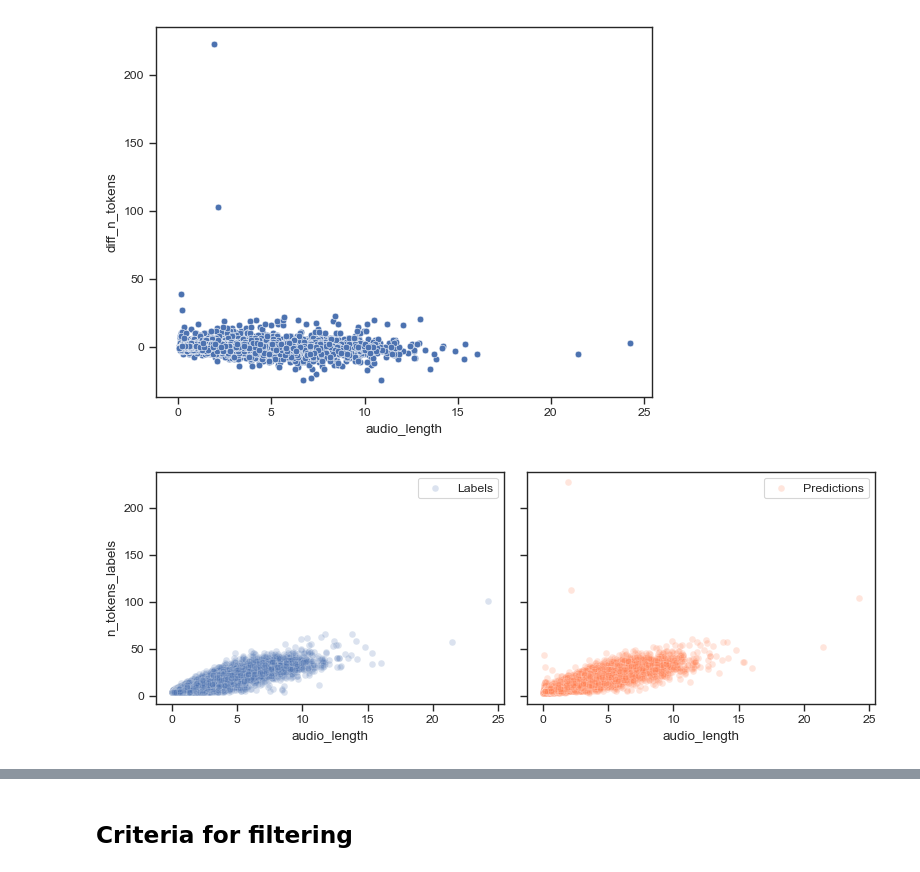
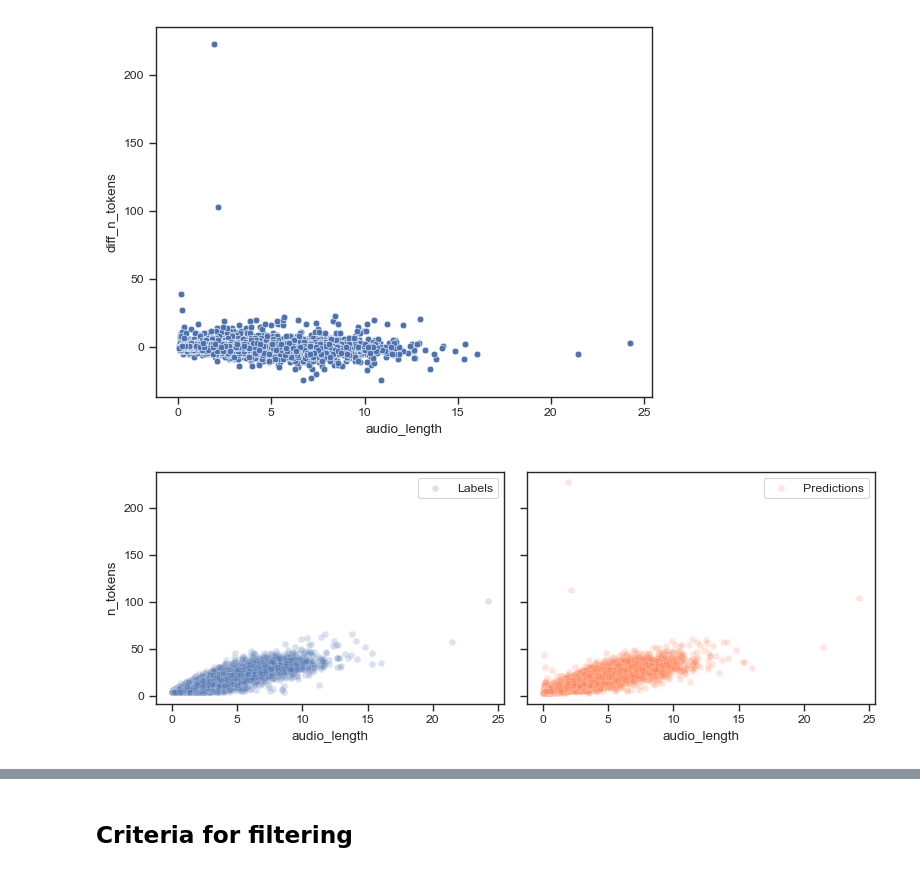
Before and after one commit to tonywu71/distilling-and-forgetting-in-large-pre-trained-models, a Jupyter notebook: notebooks/analyze_whisper_hallucinations-ts_based.ipynb, the cells around one changed output, grey strips where cells are left out. Drawn from its saved outputs; the diff is of its cells as text; code cells hidden in the pictures.

```diff
--- a/notebooks/analyze_whisper_hallucinations-ts_based.ipynb
+++ b/notebooks/analyze_whisper_hallucinations-ts_based.ipynb
@@ -144,7 +132,8 @@ sns.scatterplot(data=df, x="audio_length", y="diff_n_tokens");
 # %%
 fig, axis = plt.subplots(1, 2, figsize=(8, 3), sharey=True)
 sns.scatterplot(data=df, x="audio_length", y="n_tokens_labels", label="Labels", alpha=0.2, ax=axis[0])
 sns.scatterplot(data=df, x="audio_length", y="n_tokens_teacher", label="Predictions", c="coral", alpha=0.2, ax=axis[1])
+axis[0].set_ylabel("n_tokens")
 fig.tight_layout()
 # %% [output]
-[figure, old version]
+[figure, new version]
```
Also changed, not shown: parts of 44 cells of this notebook, 1 other file.
